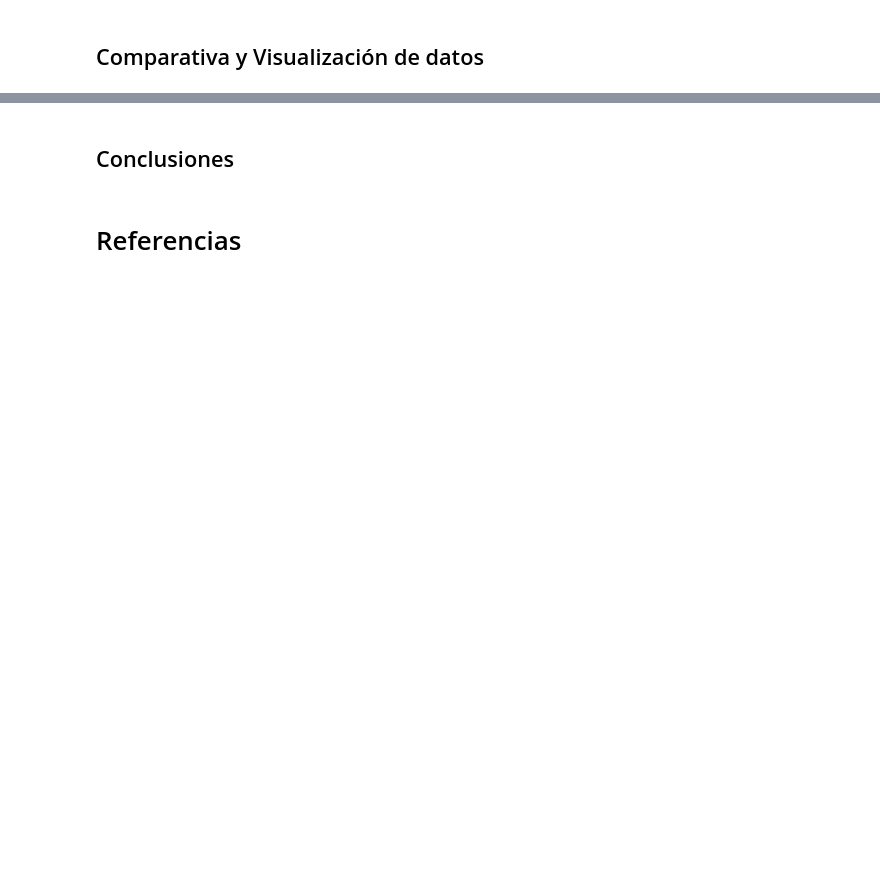
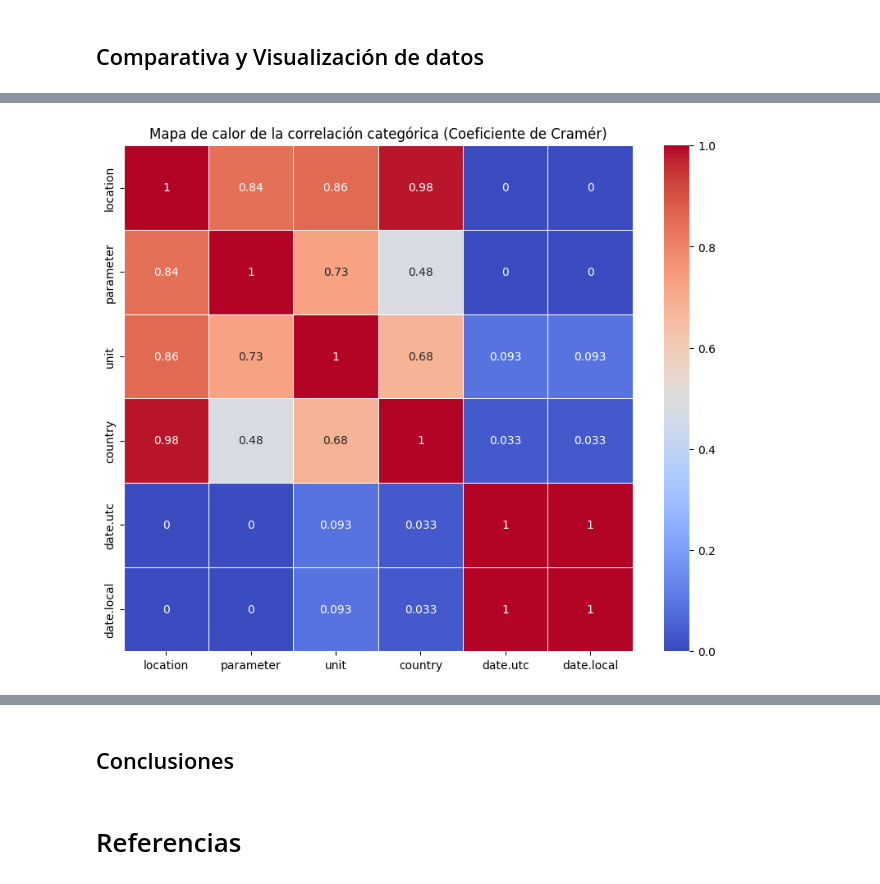
Before and after one commit to calerovillalobos10/Intro_Limpieza_Transf_Data, a Jupyter notebook: Lab2_PF3347.ipynb, the cells around one changed output, grey strips where cells are left out. Saved outputs shown, nothing was run; the diff lists cells and outputs as text; code cells hidden in the pictures; blank space fills up the shorter version.

```diff
--- a/Lab2_PF3347.ipynb
+++ b/Lab2_PF3347.ipynb
@@ -588,0 +722,37 @@ plt.show()
+# %%
+import numpy as np
+from scipy.stats import chi2_contingency
+columnas_categoricas = datos
+# Función para calcular el coeficiente de Cramér
+def cramers_v(x, y):
+    confusion_matrix = pd.crosstab(x, y)
+    chi2 = chi2_contingency(confusion_matrix)[0]
+    n = confusion_matrix.sum().sum()
+    phi2 = chi2 / n
+    r, k = confusion_matrix.shape
+    phi2corr = max(0, phi2 - ((k-1)*(r-1))/(n-1))
+    rcorr = r - ((r-1)**2)/(n-1)
+    kcorr = k - ((k-1)**2)/(n-1)
+    return np.sqrt(phi2corr / min((kcorr-1), (rcorr-1)))
+
+# Selección de columnas categóricas
+columnas_categoricas = datos.select_dtypes(exclude=['number', 'int64', 'float64']).columns
+
+# Muestreo del conjunto de datos para reducir el uso de memoria
+datos_muestra = datos.sample(n=1000, random_state=42)
+
+# Crear una matriz vacía para almacenar los coeficientes de Cramér
+matriz_cramer = pd.DataFrame(index=columnas_categoricas, columns=columnas_categoricas)
+
+# Calcular el coeficiente de Cramér para cada par de columnas categóricas
+for col1 in columnas_categoricas:
+    for col2 in columnas_categoricas:
+        if col1 != col2:
+            matriz_cramer.loc[col1, col2] = cramers_v(datos_muestra[col1], datos_muestra[col2])
+        else:
+            matriz_cramer.loc[col1, col2] = 1.0  # La correlación consigo misma es 1
+
+# Convertir a tipo float
+matriz_cramer = matriz_cramer.astype(float)
+
+matriz_cramer
@@ -588,0 +767,8 @@ plt.show()
+# %%
+# Visualizar la matriz de correlación categórica con un mapa de calor
+plt.figure(figsize=(10, 8))
+sns.heatmap(matriz_cramer, annot=True, cmap='coolwarm', linewidths=0.5)
+plt.title('Mapa de calor de la correlación categórica (Coeficiente de Cramér)')
+plt.show()
+# %% [output]
+[figure, added]
```
Also changed, not shown: parts of 63 cells of this notebook.
